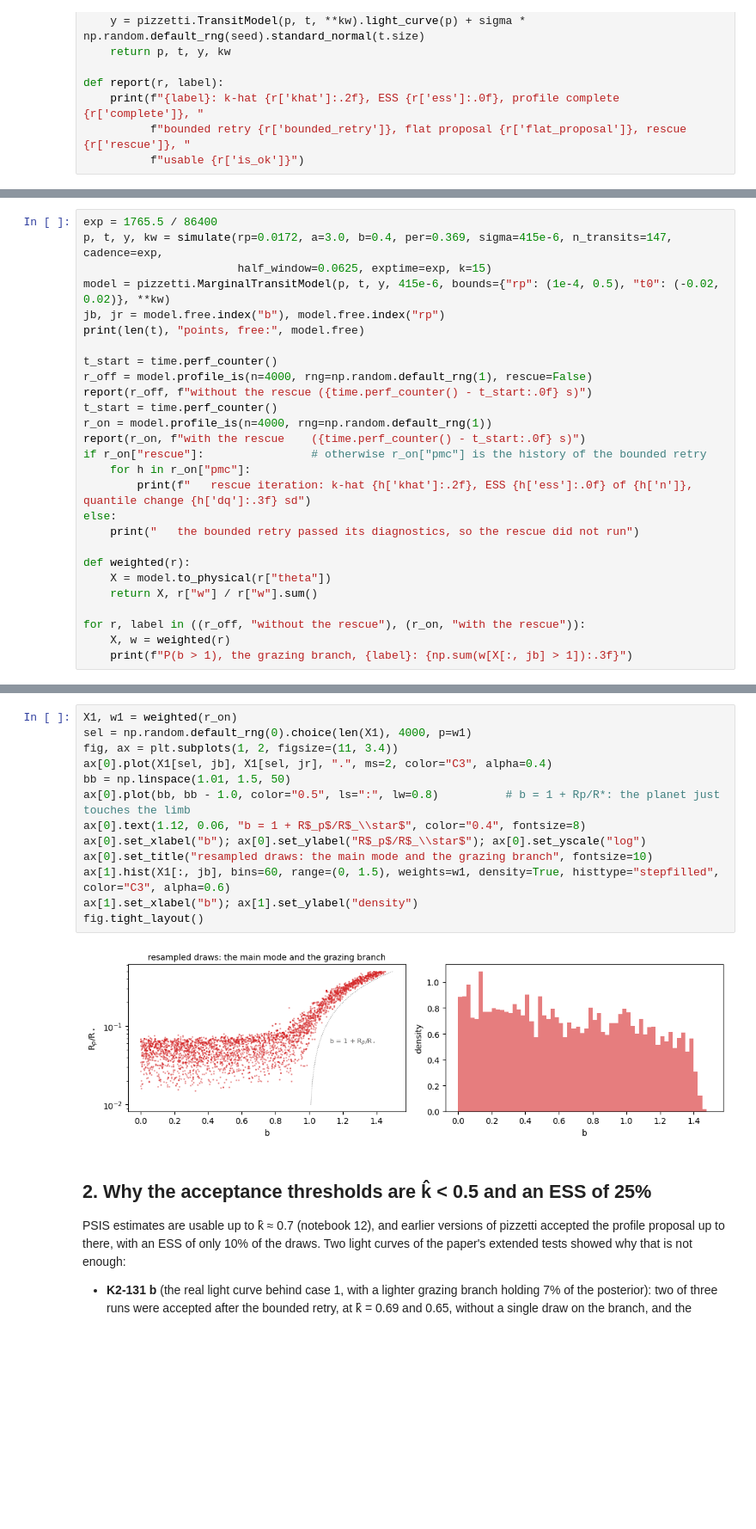
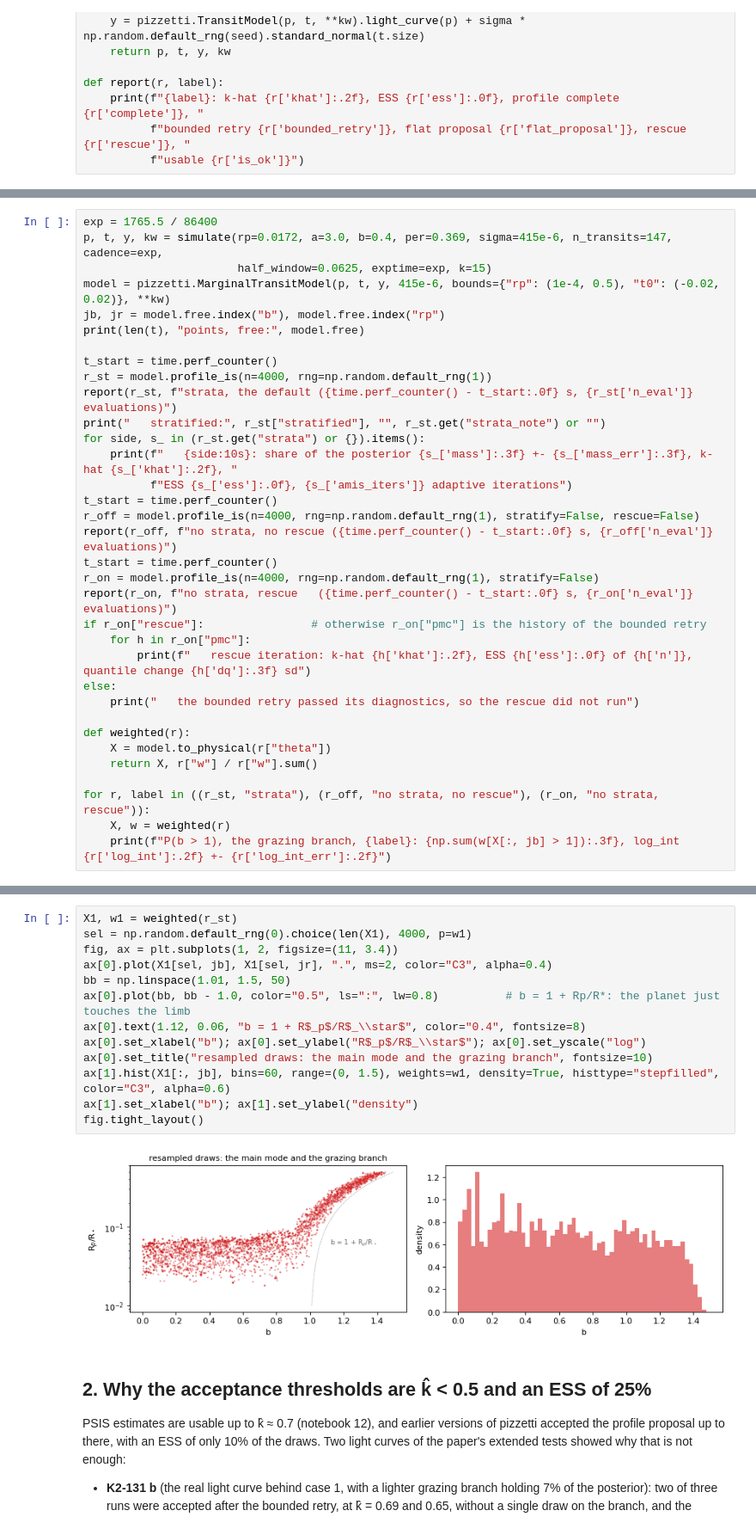
Before and after one commit to hippke/pizzetti, a Jupyter notebook: examples/15_when_the_profile_is_not_enough.ipynb, the cells around one changed output, grey strips where cells are left out. Shown at 86% size. Cells and saved outputs as stored; diff of their text form; blank space fills up the shorter version.

```diff
--- a/examples/15_when_the_profile_is_not_enough.ipynb
+++ b/examples/15_when_the_profile_is_not_enough.ipynb
@@ -66,11 +68,18 @@ jb, jr = model.free.index("b"), model.free.index("rp")
 print(len(t), "points, free:", model.free)
 
 t_start = time.perf_counter()
-r_off = model.profile_is(n=4000, rng=np.random.default_rng(1), rescue=False)
-report(r_off, f"without the rescue ({time.perf_counter() - t_start:.0f} s)")
+r_st = model.profile_is(n=4000, rng=np.random.default_rng(1))
+report(r_st, f"strata, the default ({time.perf_counter() - t_start:.0f} s, {r_st['n_eval']} evaluations)")
+print("   stratified:", r_st["stratified"], "", r_st.get("strata_note") or "")
+for side, s_ in (r_st.get("strata") or {}).items():
+    print(f"   {side:10s}: share of the posterior {s_['mass']:.3f} +- {s_['mass_err']:.3f}, k-hat {s_['khat']:.2f}, "
+          f"ESS {s_['ess']:.0f}, {s_['amis_iters']} adaptive iterations")
 t_start = time.perf_counter()
-r_on = model.profile_is(n=4000, rng=np.random.default_rng(1))
-report(r_on, f"with the rescue    ({time.perf_counter() - t_start:.0f} s)")
+r_off = model.profile_is(n=4000, rng=np.random.default_rng(1), stratify=False, rescue=False)
+report(r_off, f"no strata, no rescue ({time.perf_counter() - t_start:.0f} s, {r_off['n_eval']} evaluations)")
+t_start = time.perf_counter()
+r_on = model.profile_is(n=4000, rng=np.random.default_rng(1), stratify=False)
+report(r_on, f"no strata, rescue   ({time.perf_counter() - t_start:.0f} s, {r_on['n_eval']} evaluations)")
 if r_on["rescue"]:                # otherwise r_on["pmc"] is the history of the bounded retry
     for h in r_on["pmc"]:
         print(f"   rescue iteration: k-hat {h['khat']:.2f}, ESS {h['ess']:.0f} of {h['n']}, quantile change {h['dq']:.3f} sd")
@@ -81,8 +90,8 @@ def weighted(r):
     X = model.to_physical(r["theta"])
     return X, r["w"] / r["w"].sum()
 
-for r, label in ((r_off, "without the rescue"), (r_on, "with the rescue")):
+for r, label in ((r_st, "strata"), (r_off, "no strata, no rescue"), (r_on, "no strata, rescue")):
     X, w = weighted(r)
-    print(f"P(b > 1), the grazing branch, {label}: {np.sum(w[X[:, jb] > 1]):.3f}")
+    print(f"P(b > 1), the grazing branch, {label}: {np.sum(w[X[:, jb] > 1]):.3f}, log_int {r['log_int']:.2f} +- {r['log_int_err']:.2f}")
 # %% [output]
 1029 points, free: ['t0', 'per', 'rp', 'a', 'b']
@@ -111,20 +127,20 @@ The rescue starts from all attempts' draws, adds a component over the whole prio
 the quantiles are stable. An incomplete profile is never accepted on its weights alone, however good they look: it may have stopped short of
 part of the posterior, which is the blind spot of notebook 12 (weights cannot report what the proposal never reached).
 # %%
-X1, w1 = weighted(r_on)
+X1, w1 = weighted(r_st)
 sel = np.random.default_rng(0).choice(len(X1), 4000, p=w1)
 fig, ax = plt.subplots(1, 2, figsize=(11, 3.4))
 ax[0].plot(X1[sel, jb], X1[sel, jr], ".", ms=2, color="C3", alpha=0.4)
 bb = np.linspace(1.01, 1.5, 50)
 ax[0].plot(bb, bb - 1.0, color="0.5", ls=":", lw=0.8)          # b = 1 + Rp/R*: the planet just touches the limb
 ax[0].text(1.12, 0.06, "b = 1 + R$_p$/R$_\\star$", color="0.4", fontsize=8)
 ax[0].set_xlabel("b"); ax[0].set_ylabel("R$_p$/R$_\\star$"); ax[0].set_yscale("log")
 ax[0].set_title("resampled draws: the main mode and the grazing branch", fontsize=10)
 ax[1].hist(X1[:, jb], bins=60, range=(0, 1.5), weights=w1, density=True, histtype="stepfilled", color="C3", alpha=0.6)
 ax[1].set_xlabel("b"); ax[1].set_ylabel("density")
 fig.tight_layout()
 # %% [output]
-[figure, old version]
+[figure, new version]
 # %% [markdown]
 ## 2. Why the acceptance thresholds are k̂ < 0.5 and an ESS of 25%
 
```
Also changed, not shown: parts of 6 cells of this notebook, 7 other files.
